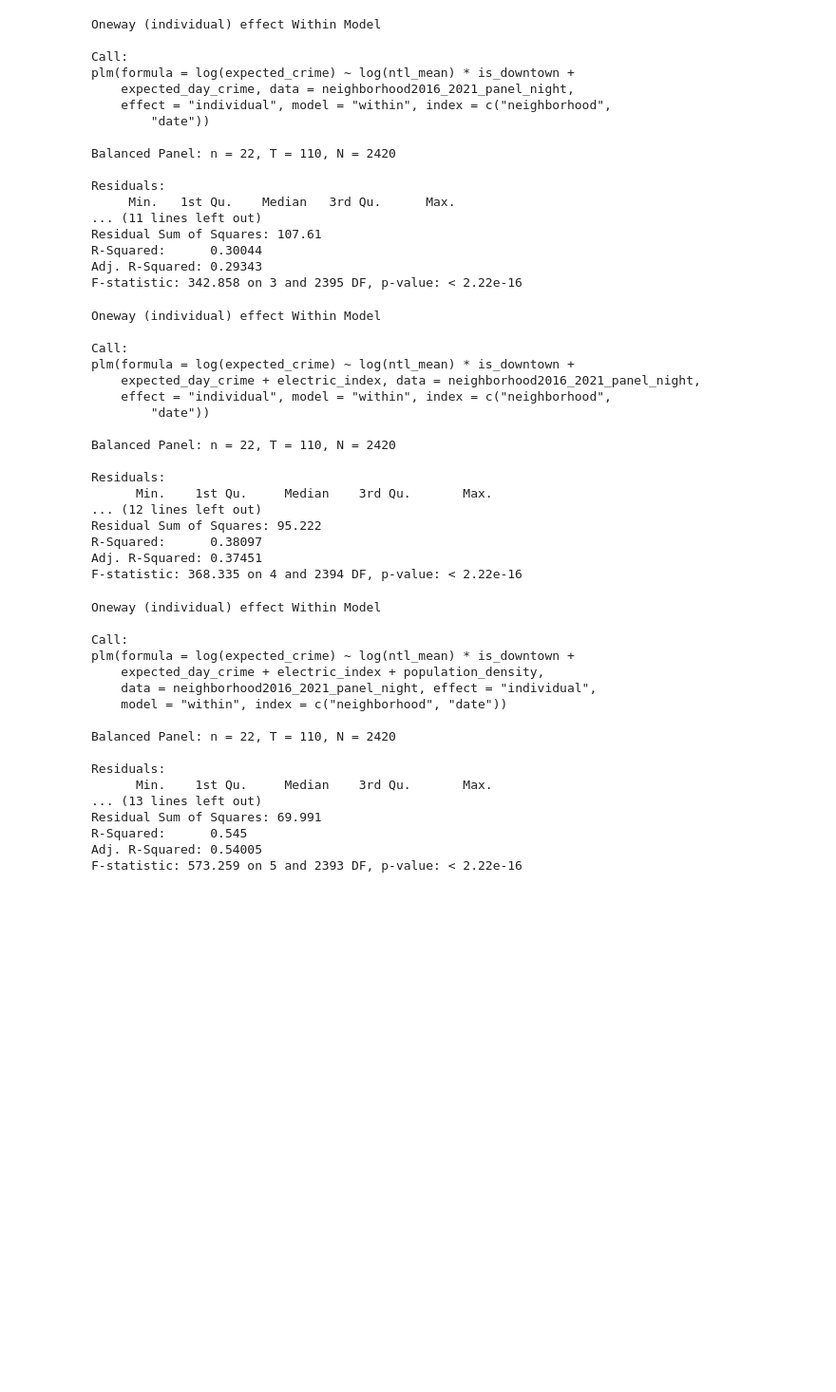
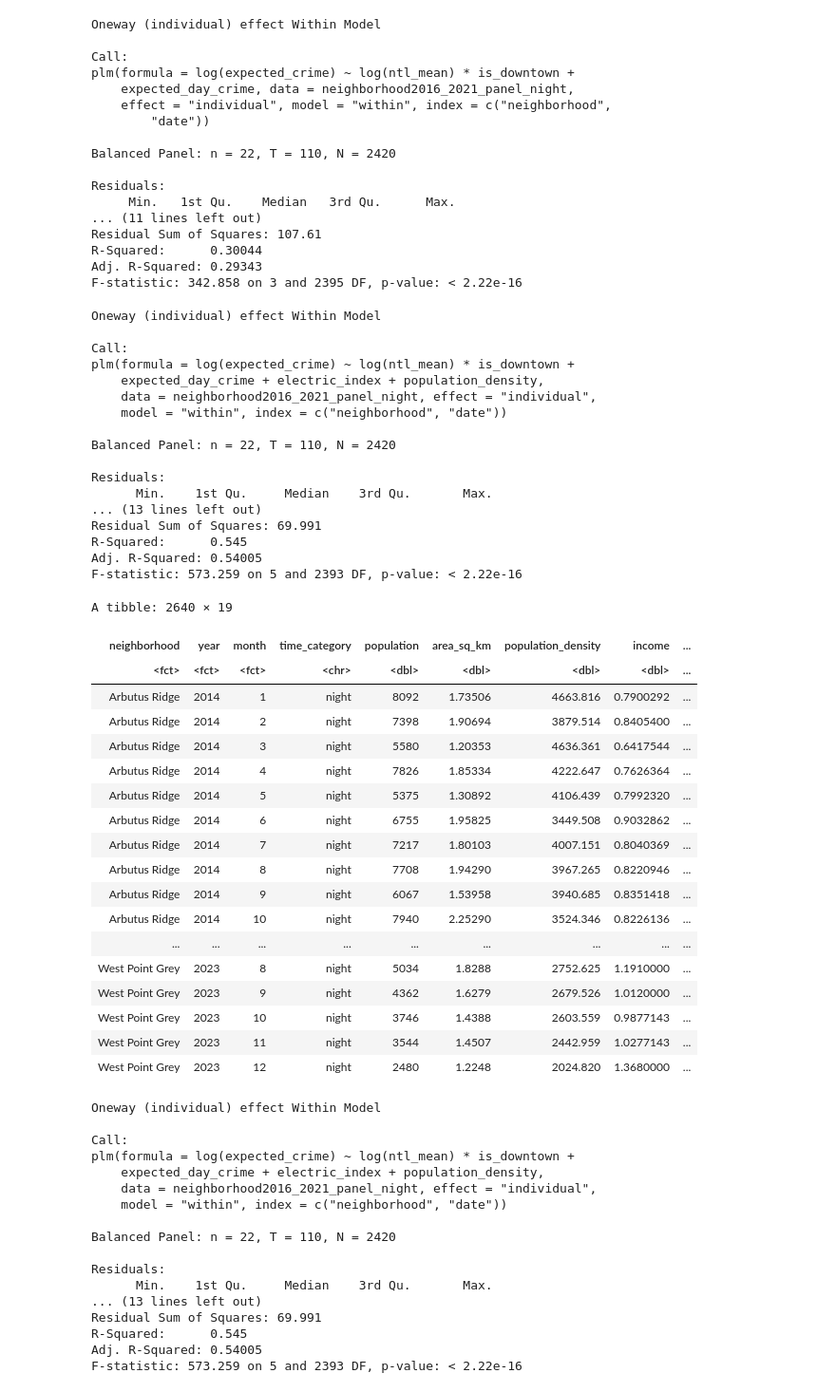
Before and after one commit to Irene-Berezin/econ_398_project, a Jupyter notebook: project_workbook.ipynb, the cells around one changed output. Shown at 95% size. Cells and saved outputs as stored; diff of their text form; code cells hidden in the pictures; blank space fills up the shorter version.

Commit message:
tried out some new models

```diff
--- a/project_workbook.ipynb
+++ b/project_workbook.ipynb
@@ -1388,6 +1387,7 @@ neighborhood2016_2021_panel_night <- neighborhood2016_2021_panel_night|>
     left_join(neighborhood2016_2021_panel_day, by = c("date", "neighborhood"))|>
     mutate(day_crime_count = ifelse(is.na(day_crime_count), 0, day_crime_count))|>
     mutate(expected_day_crime = ifelse(is.na(expected_day_crime), 0, expected_day_crime))|>
+    mutate(neighborhood = as.factor(neighborhood))|>
     glimpse()
 # %% [output]
 Rows: 2,640
@@ -1616,7 +1616,7 @@ R-Squared:      0.30044
 Adj. R-Squared: 0.29343
 F-statistic: 342.858 on 3 and 2395 DF, p-value: < 2.22e-16
 # %%
-neighborhood_model_log2 <- plm(log(expected_crime) ~ log(ntl_mean) * is_downtown + expected_day_crime + electric_index,
+neighborhood_model_log2 <- plm(log(expected_crime) ~ log(ntl_mean) * is_downtown + expected_day_crime + electric_index + population_density,
                             index = c("neighborhood", "date"),
                              data = neighborhood2016_2021_panel_night,
                              model = "within",
@@ -1628,19 +1628,41 @@ Oneway (individual) effect Within Model
 
 Call:
 plm(formula = log(expected_crime) ~ log(ntl_mean) * is_downtown +
-    expected_day_crime + electric_index, data = neighborhood2016_2021_panel_night,
-    effect = "individual", model = "within", index = c("neighborhood",
-        "date"))
+    expected_day_crime + electric_index + population_density,
+    data = neighborhood2016_2021_panel_night, effect = "individual",
+    model = "within", index = c("neighborhood", "date"))
 
 Balanced Panel: n = 22, T = 110, N = 2420
 
 Residuals:
       Min.    1st Qu.     Median    3rd Qu.       Max.
-... (12 lines left out)
-Residual Sum of Squares: 95.222
-R-Squared:      0.38097
-Adj. R-Squared: 0.37451
-F-statistic: 368.335 on 4 and 2394 DF, p-value: < 2.22e-16
+... (13 lines left out)
+Residual Sum of Squares: 69.991
+R-Squared:      0.545
+Adj. R-Squared: 0.54005
+F-statistic: 573.259 on 5 and 2393 DF, p-value: < 2.22e-16
+# %%
+neighborhood2016_2021_panel_night
+# %% [output]
+A tibble: 2640 × 19
+| neighborhood | year | month | time_category | population | area_sq_km | population_density | income | ... |
+| <fct> | <fct> | <fct> | <chr> | <dbl> | <dbl> | <dbl> | <dbl> | ... |
+| Arbutus Ridge | 2014 | 1 | night | 8092 | 1.73506 | 4663.816 | 0.7900292 | ... |
+| Arbutus Ridge | 2014 | 2 | night | 7398 | 1.90694 | 3879.514 | 0.8405400 | ... |
+| Arbutus Ridge | 2014 | 3 | night | 5580 | 1.20353 | 4636.361 | 0.6417544 | ... |
+| Arbutus Ridge | 2014 | 4 | night | 7826 | 1.85334 | 4222.647 | 0.7626364 | ... |
+| Arbutus Ridge | 2014 | 5 | night | 5375 | 1.30892 | 4106.439 | 0.7992320 | ... |
+| Arbutus Ridge | 2014 | 6 | night | 6755 | 1.95825 | 3449.508 | 0.9032862 | ... |
+| Arbutus Ridge | 2014 | 7 | night | 7217 | 1.80103 | 4007.151 | 0.8040369 | ... |
+| Arbutus Ridge | 2014 | 8 | night | 7708 | 1.94290 | 3967.265 | 0.8220946 | ... |
+| Arbutus Ridge | 2014 | 9 | night | 6067 | 1.53958 | 3940.685 | 0.8351418 | ... |
+| Arbutus Ridge | 2014 | 10 | night | 7940 | 2.25290 | 3524.346 | 0.8226136 | ... |
+| ... | ... | ... | ... | ... | ... | ... | ... | ... |
+| West Point Grey | 2023 | 8 | night | 5034 | 1.8288 | 2752.625 | 1.1910000 | ... |
+| West Point Grey | 2023 | 9 | night | 4362 | 1.6279 | 2679.526 | 1.0120000 | ... |
+| West Point Grey | 2023 | 10 | night | 3746 | 1.4388 | 2603.559 | 0.9877143 | ... |
+| West Point Grey | 2023 | 11 | night | 3544 | 1.4507 | 2442.959 | 1.0277143 | ... |
+| West Point Grey | 2023 | 12 | night | 2480 | 1.2248 | 2024.820 | 1.3680000 | ... |
 # %%
 neighborhood_model_log3 <- plm(log(expected_crime) ~ log(ntl_mean) * is_downtown + expected_day_crime + electric_index + population_density,
                             index = c("neighborhood", "date"),
```
Also changed, not shown: parts of 6 cells of this notebook.
